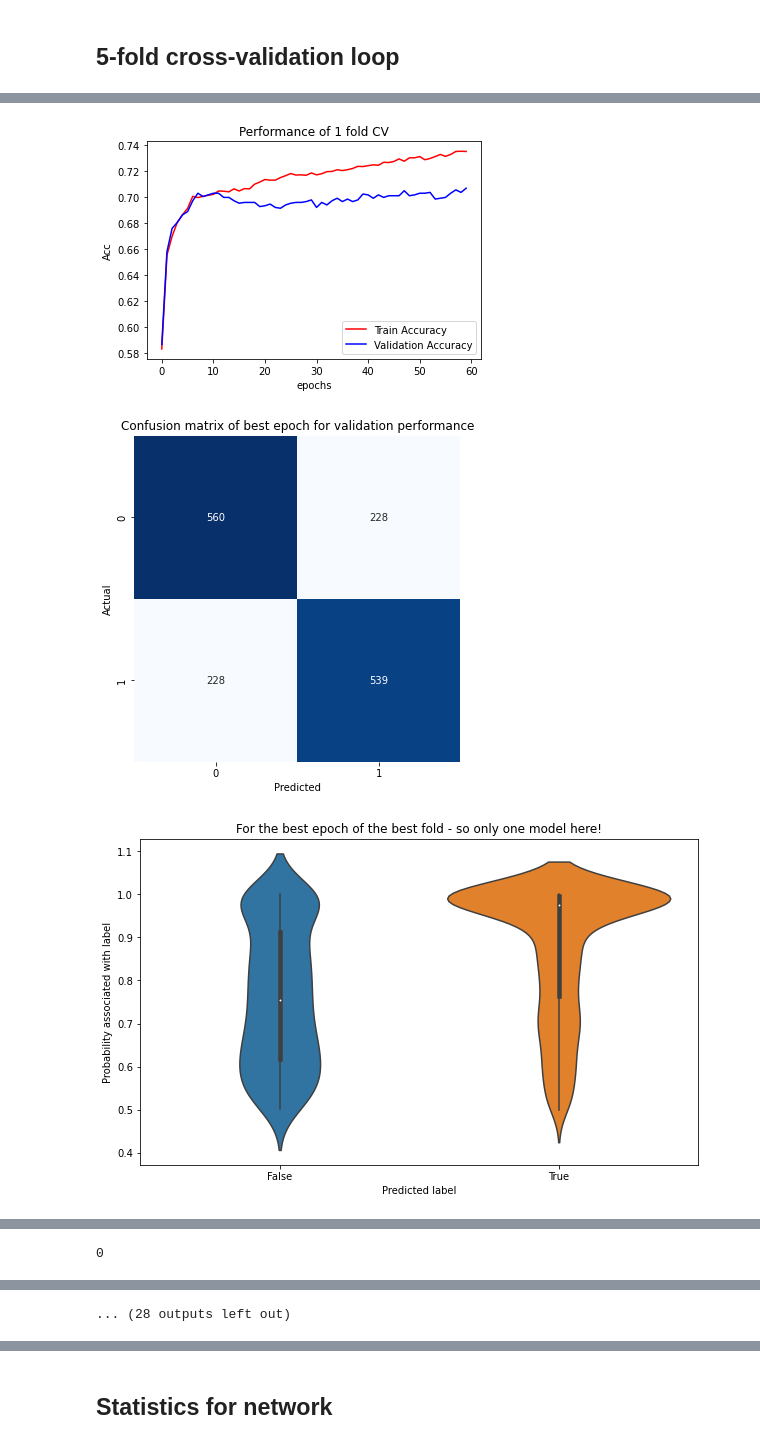
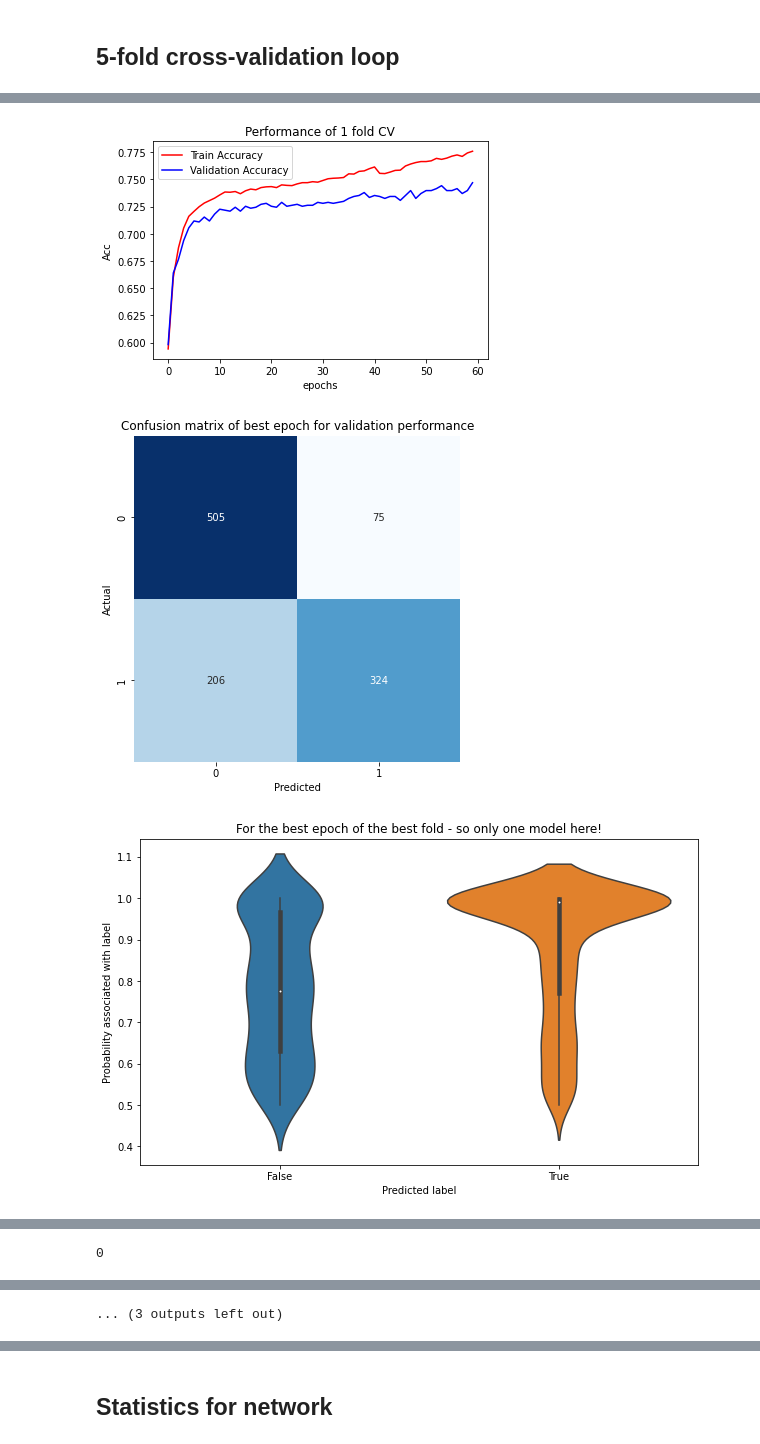
Before and after one commit to christian-creator/DL_peptide_immunogenecity, a Jupyter notebook: models/2_model_setup.ipynb, the cells around one changed output, grey strips where cells are left out. Drawn from its saved outputs; the diff is of its cells as text; code cells hidden in the pictures.

```diff
--- a/models/2_model_setup.ipynb
+++ b/models/2_model_setup.ipynb
@@ -611,7 +611,7 @@ aaindex_PCA = pd.read_csv('../data/PCA_repr_aa.csv',index_col=0)
 hla_database = pd.read_csv('../data/formatted_hla2paratope_MHC_pseudo.dat', sep=' ',index_col=0)
 hla_dic = hla_database.to_dict("dict")["pseudo"]
 
-all_data = pd.read_csv("../data/filtered_data_IEDB_4_tested_len_9_10_full_HLA_Multi_assay_w_binding_w_parts.csv")
+all_data = pd.read_csv("../data/filtered_data_IEDB_4_tested_len_9_10_full_HLA_IFNg_assay_w_parts.csv")
 all_data = all_data.sample(frac=1, random_state=0).reset_index(drop=True)
 
 all_peptides_encoded,all_HLA_encoded,all_binding_scores_encoded,all_label_encoded = encode_dataset(all_data,aaindex_PCA,hla_dic,peptide_len=10,padding="right")
@@ -736,7 +736,6 @@ for i in range(K):
     binding_val = val_binding_scores_encoded.reshape(-1,1)
     label_val = val_label_encoded.reshape(-1)
 
-
     ## Batches for training the model ##
     peptide_train_loader = list(DataLoader(peptide_train,batch_size=batch_size))
     HLA_train_loader = list(DataLoader(HLA_train,batch_size=batch_size))
@@ -761,7 +760,7 @@ for i in range(K):
     k_fold_confusion_matrix(1, [val_accuracies], [all_val_targets_pr_epoch], [all_val_predictions_pr_epoch])
     violin_prbabilities(0, [val_accuracies], [all_val_targets_pr_epoch], [all_val_predictions_pr_epoch], [all_val_probabilities_pr_epoch])
     plot_confidence_pca_predictions(train_loaders, burn_in_model, train_tested_subjects)
-    continue
+
 
     # High confidence model
     net_high_conf = Net()
@@ -808,3 +807,3 @@ Epoch 50 : Train Loss 0.568656 , Train acc 0.731109, Valid acc 0.702894
-[figure, old version]
+[figure, new version]
-[figure, old version]
+[figure, new version]
-[figure, old version]
+[figure, new version]
@@ -827,4 +824,4 @@ Epoch 50 : Train Loss 0.572298 , Train acc 0.723029, Valid acc 0.698444
-... (28 outputs left out)
+... (3 outputs left out)
 # %%
 def predict_using_multiple_models(models,device,valid_loaders):
     peptide_val_loader,HLA_val_loader,label_val_loader,binding_score_val_loader = valid_loaders
```
Also changed, not shown: parts of 6 cells of this notebook, 4 other files.
